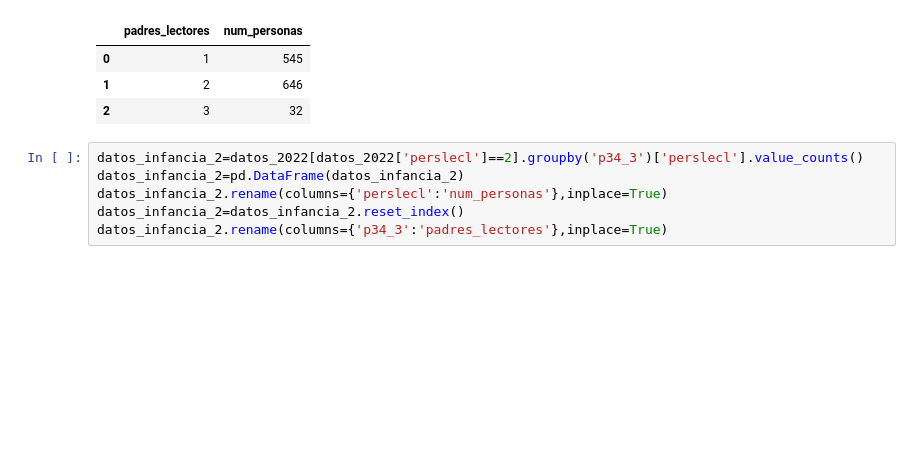
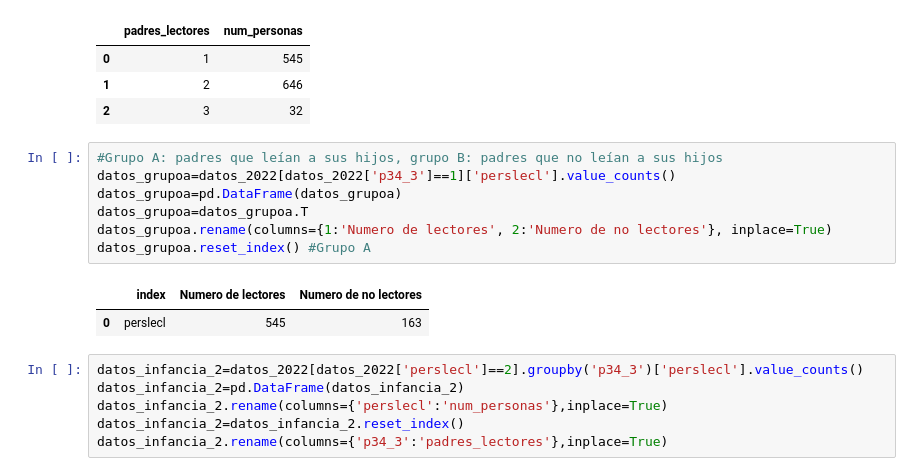
Before and after one commit to EmmanuelRR/Modulo_de_lectura_INEGI_analisis, a Jupyter notebook: analisis_datos.ipynb, the cells around one changed output. Drawn from its saved outputs; the diff is of its cells as text; blank space fills up the shorter version.

```diff
--- a/analisis_datos.ipynb
+++ b/analisis_datos.ipynb
@@ -81,6 +84,16 @@ datos_infancia_1
 | 0 | 1 | 545 |
 | 1 | 2 | 646 |
 | 2 | 3 | 32 |
+# %%
+#Grupo A: padres que leían a sus hijos, grupo B: padres que no leían a sus hijos
+datos_grupoa=datos_2022[datos_2022['p34_3']==1]['perslecl'].value_counts()
+datos_grupoa=pd.DataFrame(datos_grupoa)
+datos_grupoa=datos_grupoa.T
+datos_grupoa.rename(columns={1:'Numero de lectores', 2:'Numero de no lectores'}, inplace=True)
+datos_grupoa.reset_index() #Grupo A
+# %% [output]
+|  | index | Numero de lectores | Numero de no lectores |
+| 0 | perslecl | 545 | 163 |
 # %%
 datos_infancia_2=datos_2022[datos_2022['perslecl']==2].groupby('p34_3')['perslecl'].value_counts()
 datos_infancia_2=pd.DataFrame(datos_infancia_2)
```
Also changed, not shown: parts of 14 cells of this notebook.
